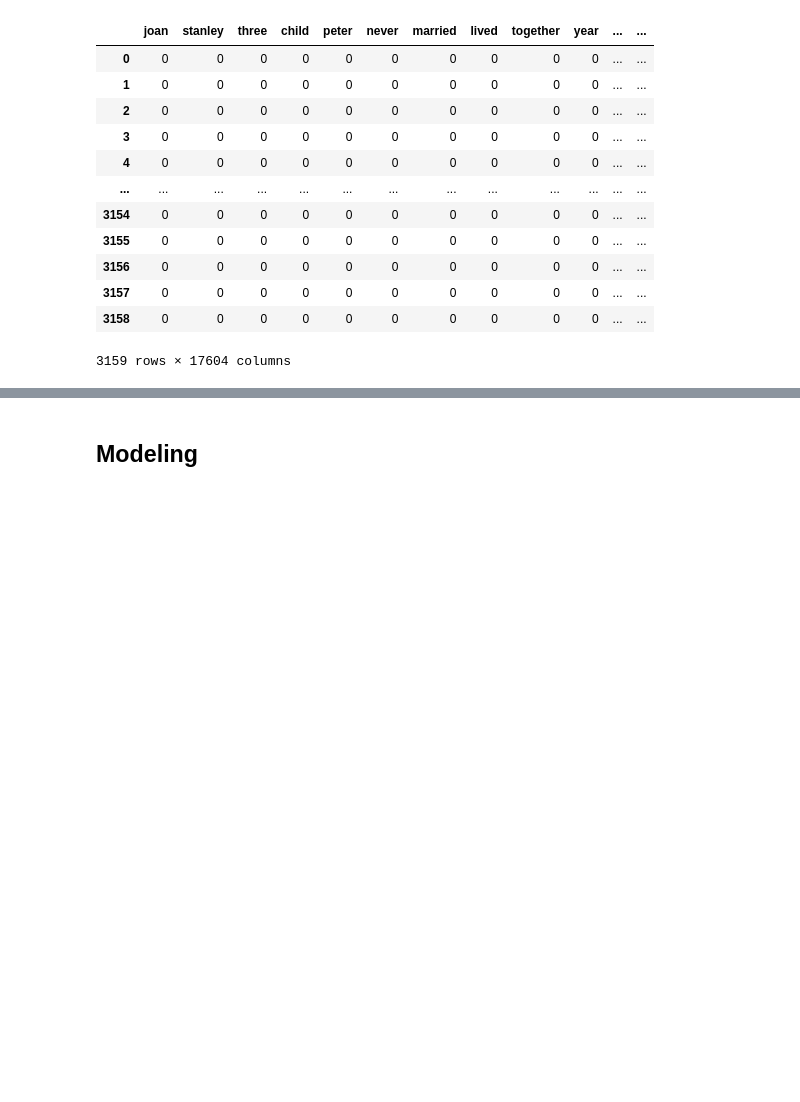
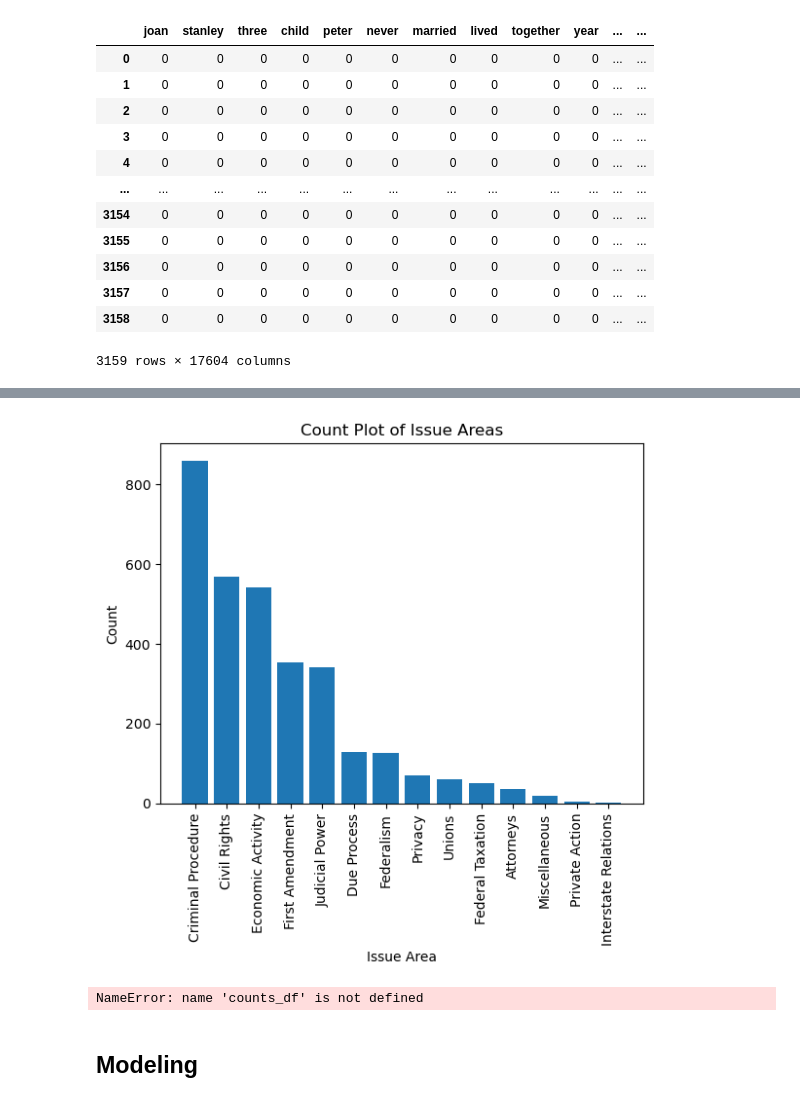
Before and after one commit to brandonowens24/Supreme_Court_Decisions, a Jupyter notebook: Notebook.ipynb, the cells around one changed output, grey strips where cells are left out. Saved outputs shown, nothing was run; the diff lists cells and outputs as text; code cells hidden in the pictures; blank space fills up the shorter version.

```diff
--- a/Notebook.ipynb
+++ b/Notebook.ipynb
@@ -256,3 +295,20 @@ counts_df
+# %%
+issue_counts = cases.issue_area.value_counts()
+
+
+plt.figure()
+plt.bar(issue_counts.index, issue_counts)
+plt.title('Count Plot of Issue Areas')
+plt.xlabel('Issue Area')
+plt.ylabel('Count')
+plt.xticks(rotation = 90)
+plt.show()
+# %% [output]
+[figure, added]
+# %%
+counts_df
+# %% [output]
+NameError: name 'counts_df' is not defined
 # %% [markdown]
 ## Modeling
 # %% [markdown]
```
Also changed, not shown: parts of 18 cells of this notebook.
